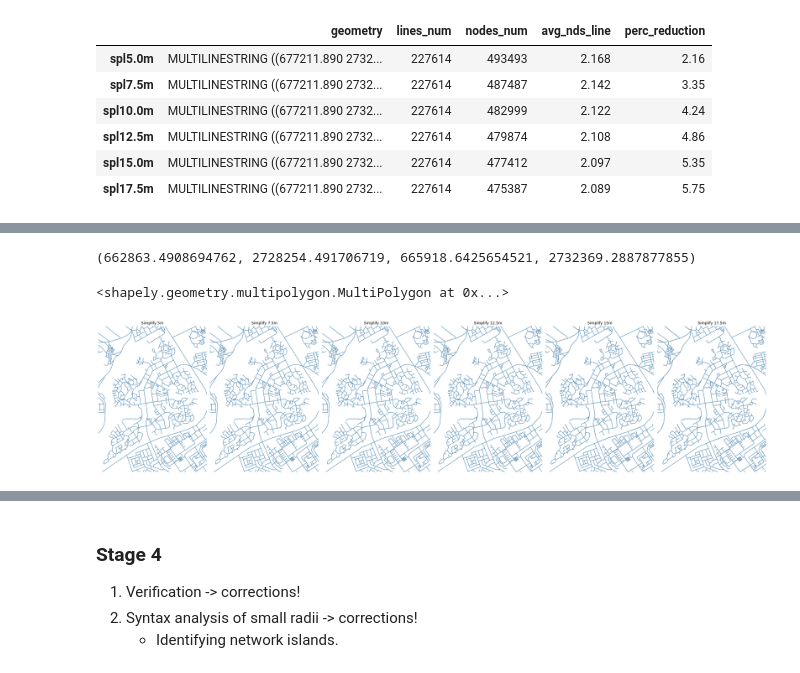
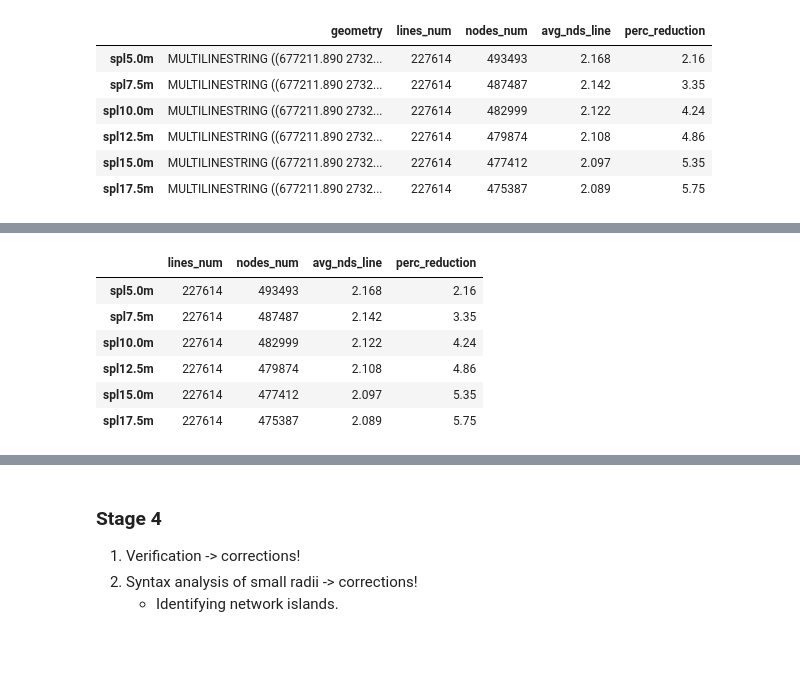
Before and after one commit to gregmaya/Riyadh_modeling, a Jupyter notebook: 1_Geometry_Manipulation.ipynb, the cells around one changed output, grey strips where cells are left out. Saved outputs shown, nothing was run; the diff lists cells and outputs as text; code cells hidden in the pictures.

```diff
--- a/1_Geometry_Manipulation.ipynb
+++ b/1_Geometry_Manipulation.ipynb
@@ -615,68 +603,10 @@ campus.loc[mask]
-# %%
-#finding extents
-print(campus.loc[488,"geom"].bounds)
-campus.loc[488,"geom"]
-# %% [output]
-(662863.4908694762, 2728254.491706719, 665918.6425654521, 2732369.2887877855)
-<shapely.geometry.multipolygon.MultiPolygon at 0x...>
-# %%
-#plot all cases
-#initialise fig and axes
-fig, ax = plt.subplots(ncols=6, nrows=1, figsize=(30,15))
-
-#plot base on all plots
-net_baseSmpl.plot(ax=ax[0] ,linewidth= 0.8, color="grey")
-net_baseSmpl.plot(ax=ax[1] ,linewidth= 0.8, color="grey")
-net_baseSmpl.plot(ax=ax[2] ,linewidth= 0.8, color="grey")
-net_baseSmpl.plot(ax=ax[3] ,linewidth= 0.8, color="grey")
-net_baseSmpl.plot(ax=ax[4] ,linewidth= 0.8, color="grey")
-net_baseSmpl.plot(ax=ax[5] ,linewidth= 0.8, color="grey")
-
-
-#plot the results fo the simplification
-spl_results.loc[["spl5.0m"],"geometry"].plot(ax=ax[0],linewidth= 0.8)
-spl_results.loc[["spl7.5m"],"geometry"].plot(ax=ax[1],linewidth= 0.8)
-spl_results.loc[["spl10.0m"],"geometry"].plot(ax=ax[2],linewidth= 0.8)
-spl_results.loc[["spl12.5m"],"geometry"].plot(ax=ax[3],linewidth= 0.8)
-spl_results.loc[["spl15.0m"],"geometry"].plot(ax=ax[4],linewidth= 0.8)
-spl_results.loc[["spl17.5m"],"geometry"].plot(ax=ax[5],linewidth= 0.8)
-
-#set coordinate crops
-xlims = (662863.4908694762, 665918.6425654521)
-ylims = (2728254.491706719, 2732369.2887877855)
-#set zoom limits
-ax[0].set_xlim(xlims)
-ax[0].set_ylim(ylims)
-ax[1].set_xlim(xlims)
-ax[1].set_ylim(ylims)
-ax[2].set_xlim(xlims)
-ax[2].set_ylim(ylims)
-ax[3].set_xlim(xlims)
-ax[3].set_ylim(ylims)
-ax[4].set_xlim(xlims)
-ax[4].set_ylim(ylims)
-ax[5].set_xlim(xlims)
-ax[5].set_ylim(ylims)
-
-#set titles
-ax[0].set_title("Simplify 5m")
-ax[1].set_title("Simplify 7.5m")
-ax[2].set_title("Simplify 10m")
-ax[3].set_title("Simplify 12.5m")
-ax[4].set_title("Simplify 15m")
-ax[5].set_title("Simplify 17.5m")
-
-ax[0].axis("off")
-ax[1].axis("off")
-ax[2].axis("off")
-ax[3].axis("off")
-ax[4].axis("off")
-ax[5].axis("off")
-
-plt.tight_layout();
-
-#saving the figure
-output_fig2 = "output_maps/simplify_comparison_network.png"
-plt.savefig(output_fig2, dpi=150)
-# %% [output]
-[figure, removed]
+# %%
+spl_results.loc[:,"lines_num":]
+# %% [output]
+|  | lines_num | nodes_num | avg_nds_line | perc_reduction |
+| spl5.0m | 227614 | 493493 | 2.168 | 2.16 |
+| spl7.5m | 227614 | 487487 | 2.142 | 3.35 |
+| spl10.0m | 227614 | 482999 | 2.122 | 4.24 |
+| spl12.5m | 227614 | 479874 | 2.108 | 4.86 |
+| spl15.0m | 227614 | 477412 | 2.097 | 5.35 |
+| spl17.5m | 227614 | 475387 | 2.089 | 5.75 |
```
Also changed, not shown: parts of 2 cells of this notebook, 6 other files.
